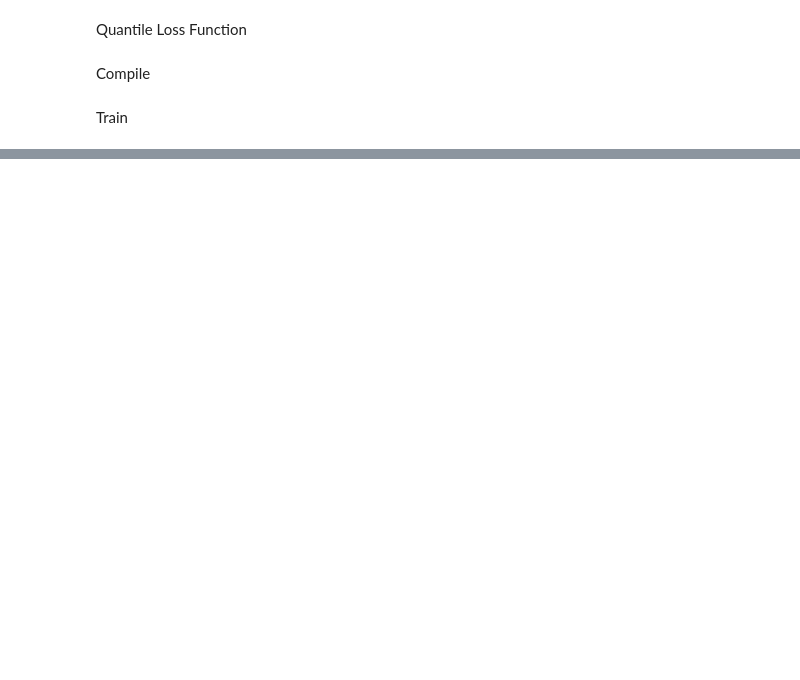
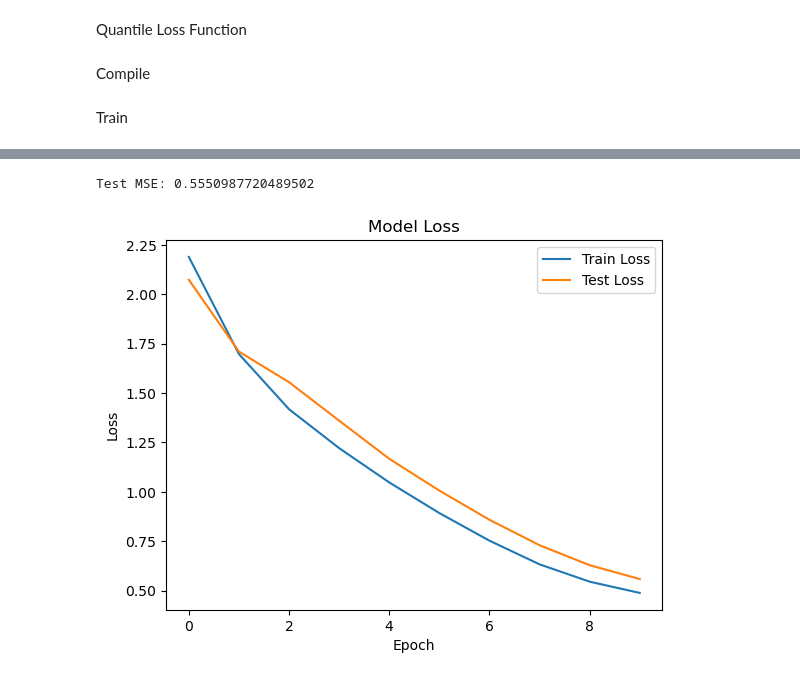
Before and after one commit to Stephantmp/probabilistic-forecasting-challenge, a Jupyter notebook: notebooks/LSTM/Quantile_LSTM.ipynb, the cells around one changed output, grey strips where cells are left out. Saved outputs shown, nothing was run; the diff lists cells and outputs as text; code cells hidden in the pictures; blank space fills up the shorter version.

Commit message:
LSTM regression testing

```diff
--- a/notebooks/LSTM/Quantile_LSTM.ipynb
+++ b/notebooks/LSTM/Quantile_LSTM.ipynb
@@ -105,10 +120,10 @@ Decoder
 from keras.layers import Dense, TimeDistributed
 
 # Set the number of time steps to predict
-decoder_steps = train_X_lstm.shape[1]
+decoder_steps = train_X_lstm_scaled.shape[1]
 
 # Decoder LSTM
-decoder_lstm = LSTM(50, return_sequences=True)
+decoder_lstm = LSTM(100, return_sequences=True)
 decoder_out = decoder_lstm(RepeatVector(decoder_steps)(encoder_out), initial_state=encoder_states)
 
 # Output layer
@@ -131,7 +146,7 @@ def quantile_loss(quantiles, y_true, y_pred):
     e = y_true - y_pred
     losses = []
     for q in quantiles:
-        loss = K.maximum(q * e, (q - 1) * e)
+        loss = K.maximum(q * (e), (q - 1) * (e))
         losses.append(K.mean(loss, axis=-1))
     return K.mean(K.stack(losses, axis=-1), axis=-1)
 # %% [markdown]
@@ -141,5 +156,3 @@ quantiles = [0.025, 0.25, 0.5, 0.75, 0.975]
 model.compile(optimizer='adam', loss=lambda y_true, y_pred: quantile_loss(quantiles, y_true, y_pred))
 # %% [markdown]
 Train
-# %%
-model.fit(train_X_lstm, train_y, epochs=10, batch_size=32, verbose=1)
@@ -184,0 +159,3 @@ Epoch 10/10
+# %%
+history = model.fit(train_X_lstm_scaled, train_y_scaled, epochs=10, batch_size=72,
+                    validation_data=(test_X_lstm_scaled, test_y_scaled), verbose=2, shuffle=False)
@@ -185 +200,19 @@ Epoch 10/10
+# %%
+test_mse = model.evaluate(test_X_lstm_scaled, test_y_scaled, verbose=0)
+print(f"Test MSE: {test_mse}")
+# %% [output]
+Test MSE: 0.5550987720489502
+# %%
+# Plotting the training and validation loss
+import matplotlib.pyplot as plt
+
+plt.plot(history.history['loss'], label='Train Loss')
+plt.plot(history.history['val_loss'], label='Test Loss')
+plt.title('Model Loss')
+plt.ylabel('Loss')
+plt.xlabel('Epoch')
+plt.legend()
+plt.show()
+# %% [output]
+[figure, added]
 # %%
```
Also changed, not shown: parts of 29 cells of this notebook, 3 other files.
